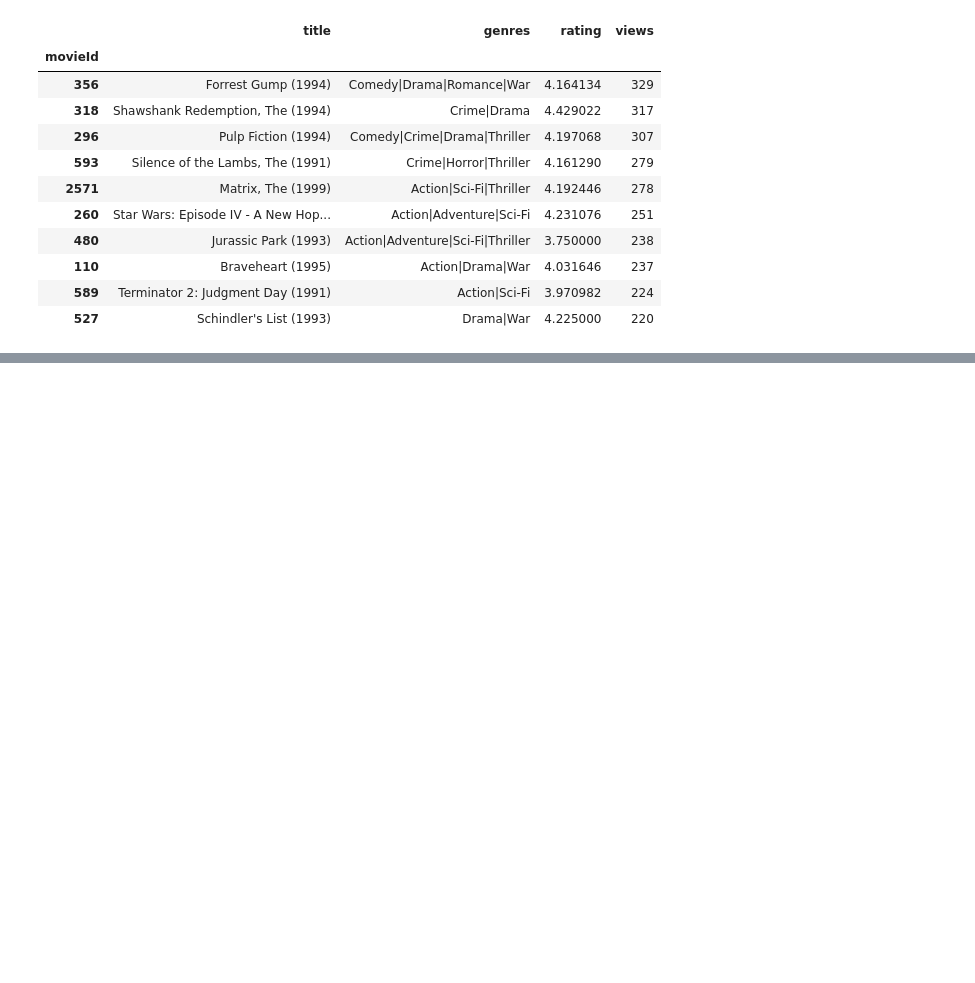
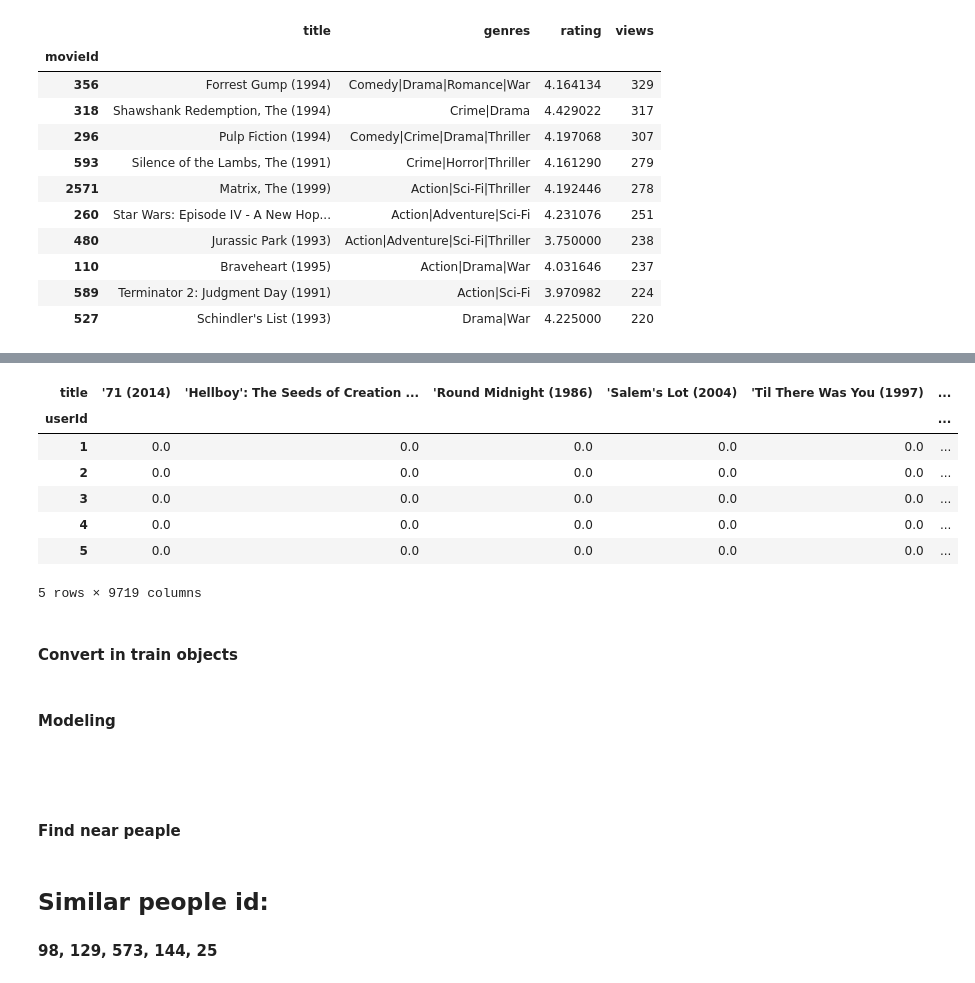
Before and after one commit to alaurentinoofficial/movielens-recomendation-system, a Jupyter notebook: recomendation.ipynb, the cells around one changed output, grey strips where cells are left out. Cells and saved outputs as stored; diff of their text form; code cells hidden in the pictures; blank space fills up the shorter version.

```diff
--- a/recomendation.ipynb
+++ b/recomendation.ipynb
@@ -89,0 +104,21 @@ first_recomendation[["Comedy|Crime" in genre for genre in first_recomendation.ge
+# %%
+import numpy as np
+
+movies_rating = ratings.merge(pd.DataFrame(films["title"]), on="movieId", how="inner")
+movies_rating.drop(columns=["movieId", "timestamp"], inplace=True)
+users = movies_rating['userId'].drop_duplicates().values
+
+movies_rating = movies_rating.pivot_table(columns=['title'], index='userId', values='rating')
+
+movies_rating.replace({np.nan: 0}, inplace=True)
+# %% [output]
+| title | '71 (2014) | 'Hellboy': The Seeds of Creation ... | 'Round Midnight (1986) | 'Salem's Lot (2004) | 'Til There Was You (1997) | ... |
+| userId |  |  |  |  |  | ... |
+| 1 | 0.0 | 0.0 | 0.0 | 0.0 | 0.0 | ... |
+| 2 | 0.0 | 0.0 | 0.0 | 0.0 | 0.0 | ... |
+| 3 | 0.0 | 0.0 | 0.0 | 0.0 | 0.0 | ... |
+| 4 | 0.0 | 0.0 | 0.0 | 0.0 | 0.0 | ... |
+| 5 | 0.0 | 0.0 | 0.0 | 0.0 | 0.0 | ... |
+5 rows × 9719 columns
+# %% [markdown]
+#### Convert in train objects
@@ -89,0 +128,2 @@ first_recomendation[["Comedy|Crime" in genre for genre in first_recomendation.ge
+# %% [markdown]
+#### Modeling
@@ -89,0 +134,17 @@ first_recomendation[["Comedy|Crime" in genre for genre in first_recomendation.ge
+# %% [markdown]
+<br>
+<br>
+
+#### Find near peaple
+# %%
+from IPython.display import HTML, display
+
+target = 98
+
+# Find the most similar
+distances, indices = model.kneighbors([X[target]])
+
+display(HTML("<h2>Similar people id:</h2> <h4>{}</h4>".format(str(indices[0].tolist())[1:-1])))
+# %% [output]
+Similar people id:
+98, 129, 573, 144, 25
```
Also changed, not shown: parts of 12 cells of this notebook.
